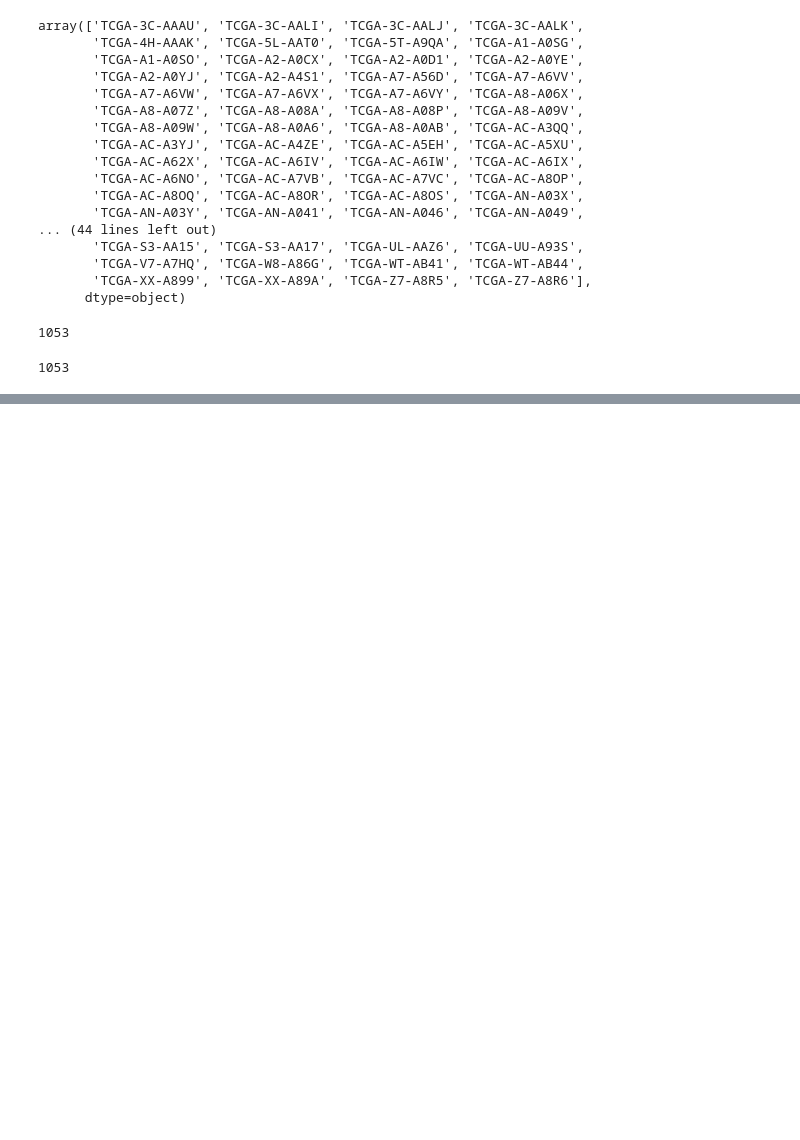
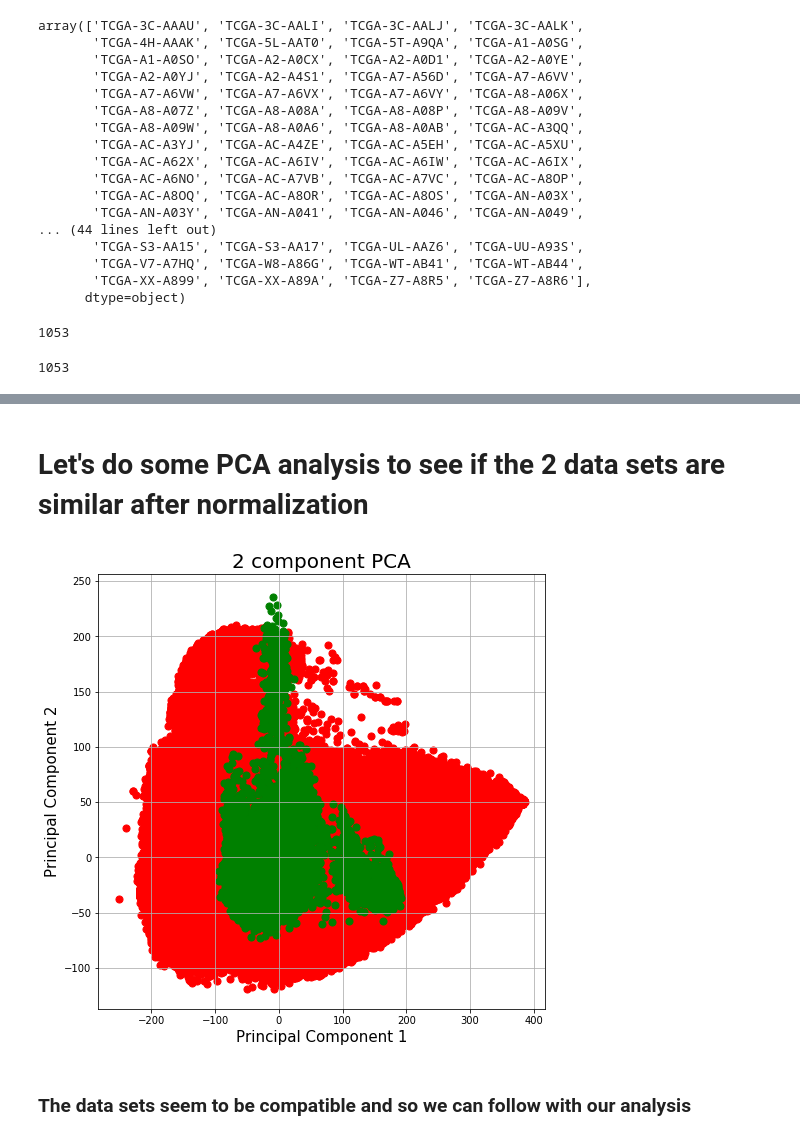
Before and after one commit to DEIB-GECO/brca_subtype, a Jupyter notebook: notebooks/ARCHS4_tcga_preprocessing.ipynb, the cells around one changed output, grey strips where cells are left out. Saved outputs shown, nothing was run; the diff lists cells and outputs as text; code cells hidden in the pictures; blank space fills up the shorter version.

Commit message:
Finished notebook to preprocess and analysis ARCHS4 vs TCGA raw

```diff
--- a/notebooks/ARCHS4_tcga_preprocessing.ipynb
+++ b/notebooks/ARCHS4_tcga_preprocessing.ipynb
@@ -258,0 +447,2 @@ tcga_raw_no_brca.to_pickle("../data/tcga_raw_no_labelled_brca_19036.pkl")
+# %% [markdown]
+# Let's do some PCA analysis to see if the 2 data sets are similar after normalization
@@ -258,0 +454,2 @@ tcga_raw_no_brca.to_pickle("../data/tcga_raw_no_labelled_brca_19036.pkl")
+# %%
+tcga_all = pd.concat([tcga, tcga_brca_train, tcga_brca_test], axis=0)
@@ -258,0 +459,9 @@ tcga_raw_no_brca.to_pickle("../data/tcga_raw_no_labelled_brca_19036.pkl")
+# %%
+from sklearn.decomposition import PCA
+pca = PCA(n_components=2)
+archs4_comp = pca.fit_transform(archs4)
+tcga_comp = pca.fit_transform(tcga_all)
+# %%
+archs4_comp_df = pd.DataFrame(archs4_comp, columns = ['principal component 1', 'principal component 2'])
+# %%
+tcga_comp_df = pd.DataFrame(tcga_comp, columns = ['principal component 1', 'principal component 2'])
@@ -258,0 +470,14 @@ tcga_raw_no_brca.to_pickle("../data/tcga_raw_no_labelled_brca_19036.pkl")
+# %%
+fig = plt.figure(figsize = (8,8))
+ax = fig.add_subplot(1,1,1)
+ax.set_xlabel('Principal Component 1', fontsize = 15)
+ax.set_ylabel('Principal Component 2', fontsize = 15)
+ax.set_title('2 component PCA', fontsize = 20)
+
+ax.scatter(archs4_comp_df['principal component 1'] , archs4_comp_df['principal component 2'], c = 'r' , s = 50)
+ax.scatter(tcga_comp_df['principal component 1'] , tcga_comp_df['principal component 2'], c = 'g' , s = 50)
+ax.grid()
+# %% [output]
+[figure, added]
+# %% [markdown]
+### The data sets seem to be compatible and so we can follow with our analysis
```
Also changed, not shown: parts of 47 cells of this notebook, 14 other files.
